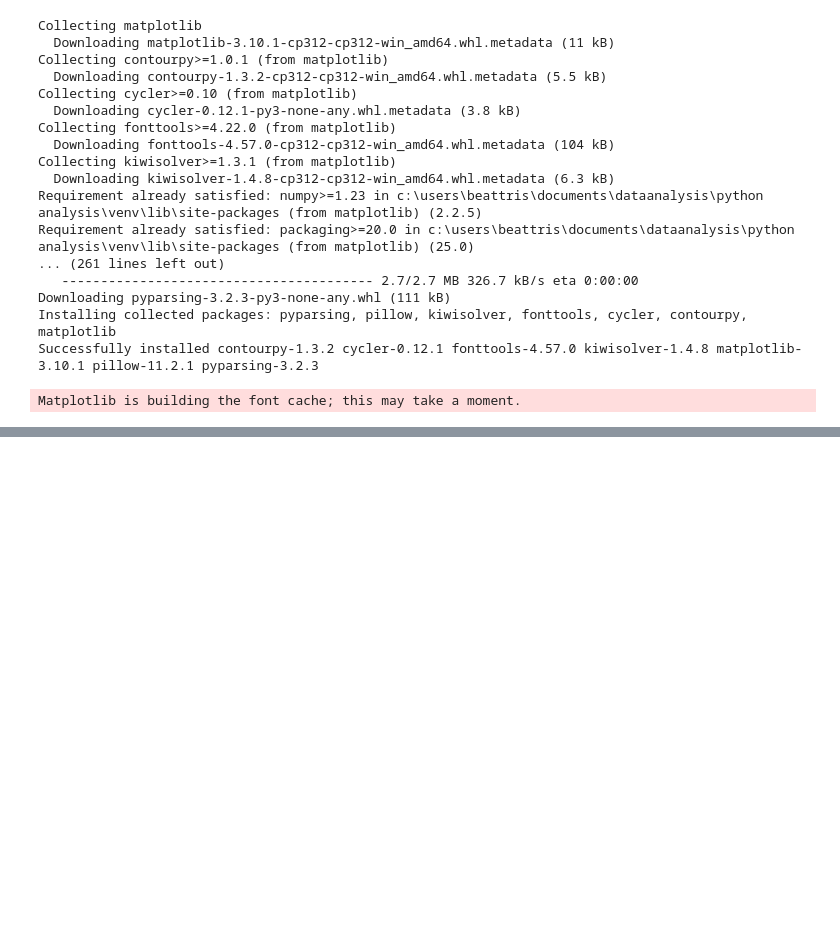
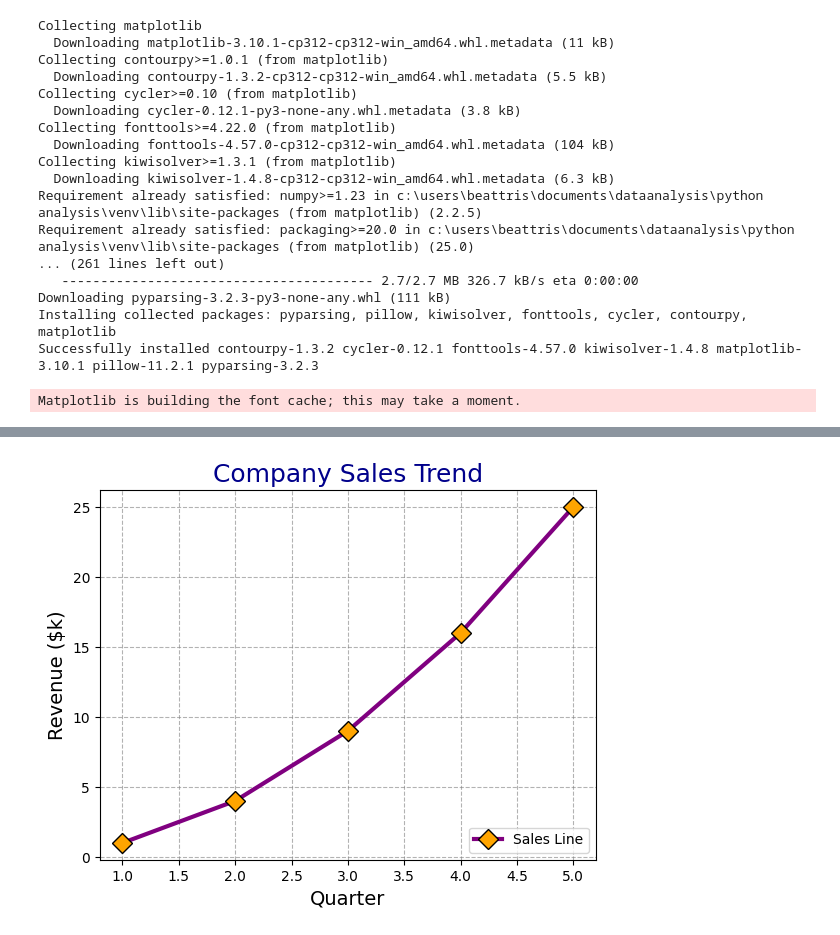
Before and after one commit to PandoraAnalyst/py-analysis, a Jupyter notebook: py-analysis/matplotlib_vis.ipynb, the cells around one changed output, grey strips where cells are left out. Cells and saved outputs as stored; diff of their text form; code cells hidden in the pictures; blank space fills up the shorter version.

```diff
--- a/py-analysis/matplotlib_vis.ipynb
+++ b/py-analysis/matplotlib_vis.ipynb
@@ -28,0 +50,27 @@ Matplotlib is building the font cache; this may take a moment.
+# %%
+## Another Customized plot
+a = [1, 2, 3, 4, 5]
+b = [10, 12, 8, 14, 17]
+
+plt.plot(
+    x, y,
+    color='purple',
+    linestyle='-',
+    linewidth=3,
+    marker='D',
+    markersize=10,
+    markerfacecolor='orange',
+    markeredgecolor='black',
+    label='Sales Line'
+)
+
+plt.title('Company Sales Trend', fontsize=18, color='darkblue')
+plt.xlabel('Quarter', fontsize=14)
+plt.ylabel('Revenue ($k)', fontsize=14)
+
+plt.grid(True, linestyle='--', color='grey', alpha=0.6)
+plt.legend(loc='lower right')
+
+plt.show()
+# %% [output]
+[figure, added]
```
Also changed, not shown: parts of 4 cells of this notebook.
